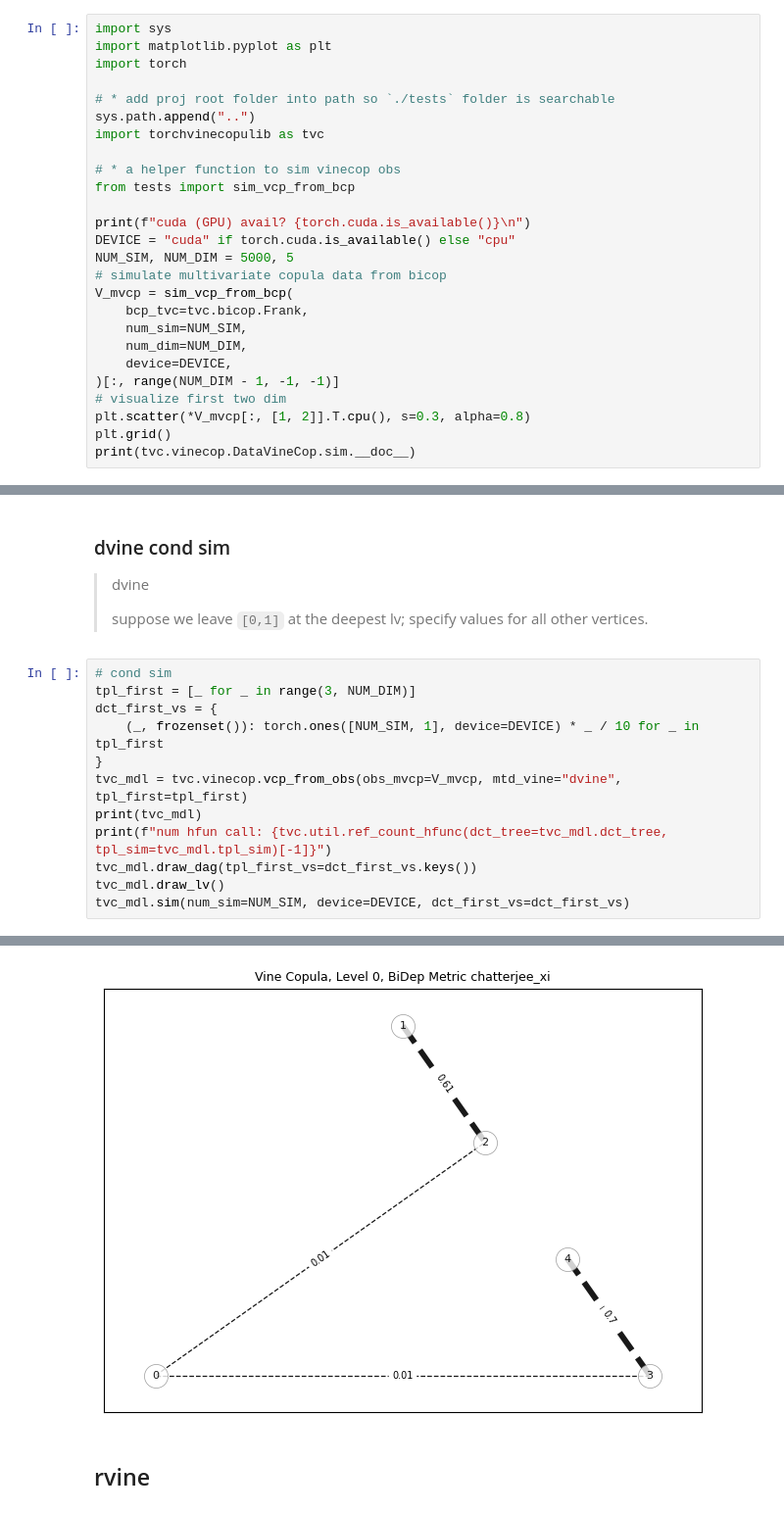
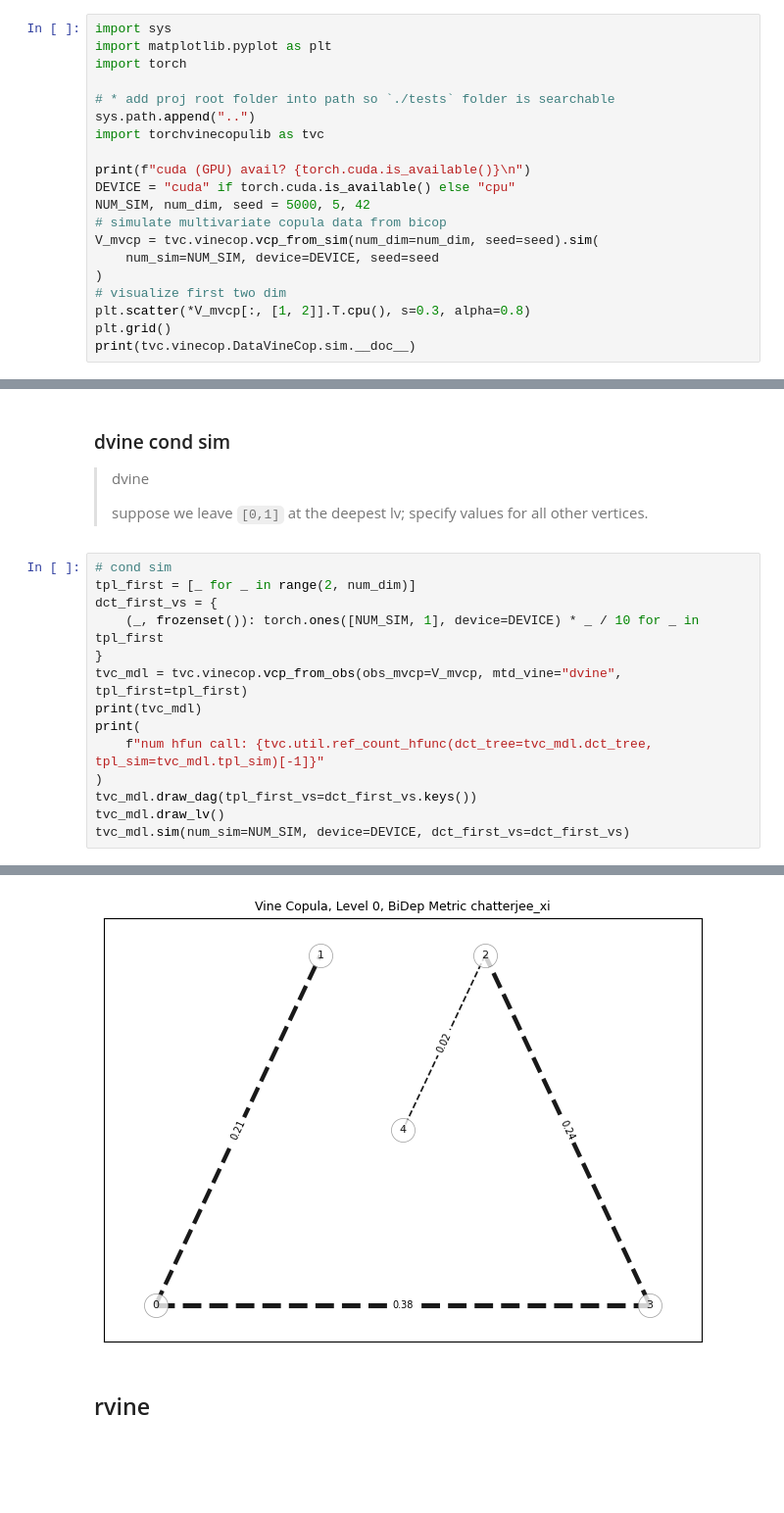
Before and after one commit to TY-Cheng/torchvinecopulib, a Jupyter notebook: examples/2_cdrvine_condsim_quantreg.ipynb, the cells around one changed output, grey strips where cells are left out. Shown at 98% size. Drawn from its saved outputs; the diff is of its cells as text; blank space fills up the shorter version.

```diff
--- a/examples/2_cdrvine_condsim_quantreg.ipynb
+++ b/examples/2_cdrvine_condsim_quantreg.ipynb
@@ -14,19 +15,13 @@ import torch
 sys.path.append("..")
 import torchvinecopulib as tvc
 
-# * a helper function to sim vinecop obs
-from tests import sim_vcp_from_bcp
-
 print(f"cuda (GPU) avail? {torch.cuda.is_available()}\n")
 DEVICE = "cuda" if torch.cuda.is_available() else "cpu"
-NUM_SIM, NUM_DIM = 5000, 5
+NUM_SIM, num_dim, seed = 5000, 5, 42
 # simulate multivariate copula data from bicop
-V_mvcp = sim_vcp_from_bcp(
-    bcp_tvc=tvc.bicop.Frank,
-    num_sim=NUM_SIM,
-    num_dim=NUM_DIM,
-    device=DEVICE,
-)[:, range(NUM_DIM - 1, -1, -1)]
+V_mvcp = tvc.vinecop.vcp_from_sim(num_dim=num_dim, seed=seed).sim(
+    num_sim=NUM_SIM, device=DEVICE, seed=seed
+)
 # visualize first two dim
 plt.scatter(*V_mvcp[:, [1, 2]].T.cpu(), s=0.3, alpha=0.8)
 plt.grid()
@@ -263,13 +270,15 @@ tensor([[0.0000e+00, 1.0000e-01, 2.0000e-01, 3.0000e-01, 4.0000e-01],
 > suppose we leave `[0,1]` at the deepest lv; specify values for all other vertices.
 # %%
 # cond sim
-tpl_first = [_ for _ in range(3, NUM_DIM)]
+tpl_first = [_ for _ in range(2, num_dim)]
 dct_first_vs = {
     (_, frozenset()): torch.ones([NUM_SIM, 1], device=DEVICE) * _ / 10 for _ in tpl_first
 }
 tvc_mdl = tvc.vinecop.vcp_from_obs(obs_mvcp=V_mvcp, mtd_vine="dvine", tpl_first=tpl_first)
 print(tvc_mdl)
-print(f"num hfun call: {tvc.util.ref_count_hfunc(dct_tree=tvc_mdl.dct_tree, tpl_sim=tvc_mdl.tpl_sim)[-1]}")
+print(
+    f"num hfun call: {tvc.util.ref_count_hfunc(dct_tree=tvc_mdl.dct_tree, tpl_sim=tvc_mdl.tpl_sim)[-1]}"
+)
 tvc_mdl.draw_dag(tpl_first_vs=dct_first_vs.keys())
 tvc_mdl.draw_lv()
 tvc_mdl.sim(num_sim=NUM_SIM, device=DEVICE, dct_first_vs=dct_first_vs)
@@ -300,3 +309,3 @@ tensor([[0.8805, 0.9515, 0.9397, 0.3000, 0.4000],
-[figure, old version]
+[figure, new version]
 # %% [markdown]
 ## rvine
```
Also changed, not shown: parts of 12 cells of this notebook, 38 other files.
